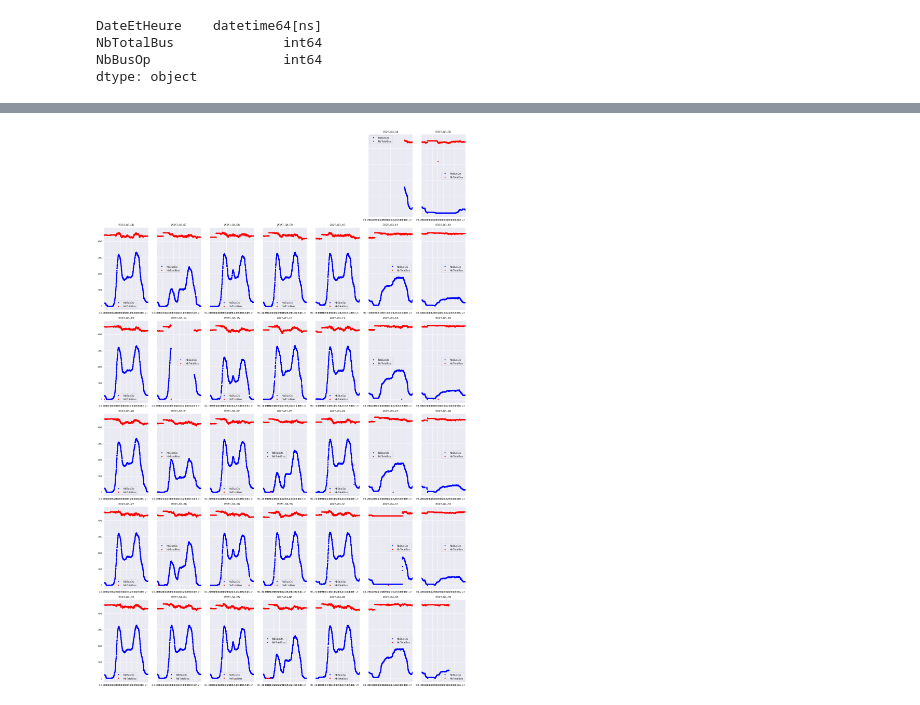
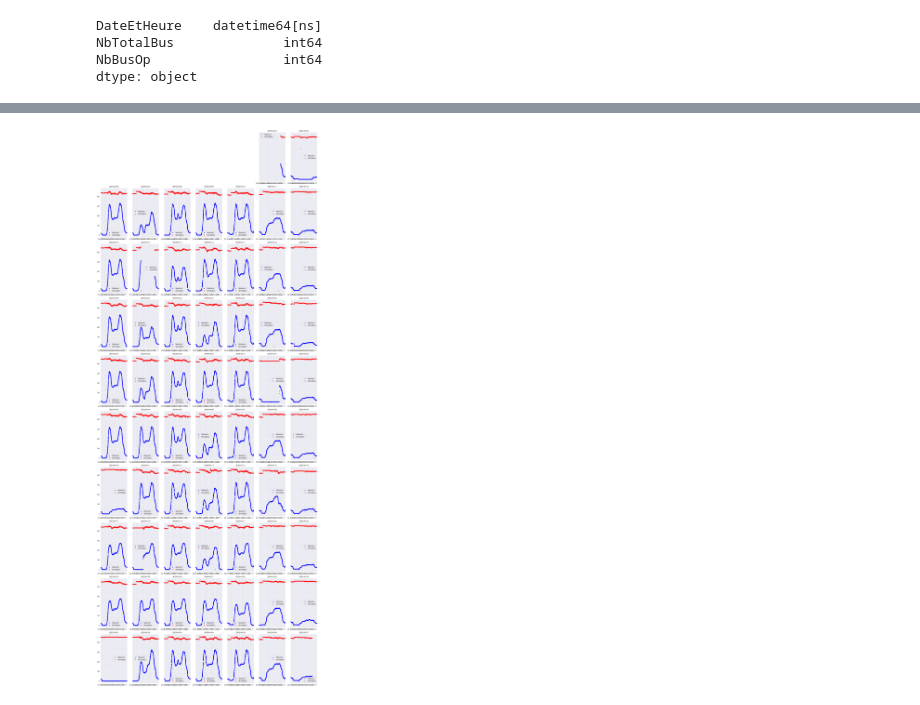
Before and after one commit to lumi-git/ProjetDataEngineering, a Jupyter notebook: Date.ipynb, the cells around one changed output, grey strips where cells are left out. Cells and saved outputs as stored; diff of their text form; code cells hidden in the pictures.

Commit message:
Graph modif 2

```diff
--- a/Date.ipynb
+++ b/Date.ipynb
@@ -105,7 +105,7 @@ import matplotlib.pyplot as plt
 
 # Define your variables here
 start_date = pd.Timestamp('2023-03-04 00:00:00')
-n_days = 37
+n_days = 65
 
 # Calculate the end date
 end_date = start_date + pd.Timedelta(days=n_days-1)
@@ -114,44 +114,44 @@ end_date = start_date + pd.Timedelta(days=n_days-1)
 dates = pd.date_range(start_date, end_date)
 
 n_days_per_week = 7
-n_weeks = int(np.ceil(len(dates) / n_days_per_week))
 first_day_of_week = start_date.weekday()
 
 n_empty_days = first_day_of_week
+n_weeks = int(np.ceil((len(dates) + n_empty_days) / n_days_per_week))
 
 fig, axes = plt.subplots(n_weeks, n_days_per_week, figsize=(20, 5 * n_weeks), sharey=True)
 axes = axes.flatten()
 
 # Create empty plots for the missing days
 for i in range(n_empty_days):
     axes[i].axis('off')
 
 for j, day in enumerate(dates, start=n_empty_days):
     day_start = day
     day_end = day + pd.Timedelta(hours=23, minutes=59, seconds=59)
     df2 = df[(df['DateEtHeure'] >= day_start) & (df['DateEtHeure'] <= day_end)]
     x = df2['DateEtHeure'].values
     y = df2['NbBusOp'].values
     axes[j].plot(x, y, '.b', label='NbBusOp')
 
     x = df2['DateEtHeure'].values
     y = df2['NbTotalBus'].values
     axes[j].plot(x, y, '.r', label='NbTotalBus')
     axes[j].grid(True)
     axes[j].set_title(day.strftime('%Y-%m-%d'))
     axes[j].legend()
 
     # Set x-axis limits for each daily graph
     axes[j].set_xlim(day_start, day_end)
 
 # Remove unused subplots and adjust layout
 for k in range(j + 1, n_days_per_week * n_weeks):
     fig.delaxes(axes[k])
 
 plt.tight_layout()
 plt.show()
 # %% [output]
-[figure, old version]
+[figure, new version]
 # %%
 # Resample data to hourly intervals
 df_hourly = df.set_index('DateEtHeure').resample('H').max().reset_index()
```
Also changed, not shown: parts of 8 cells of this notebook, 3 other files.
